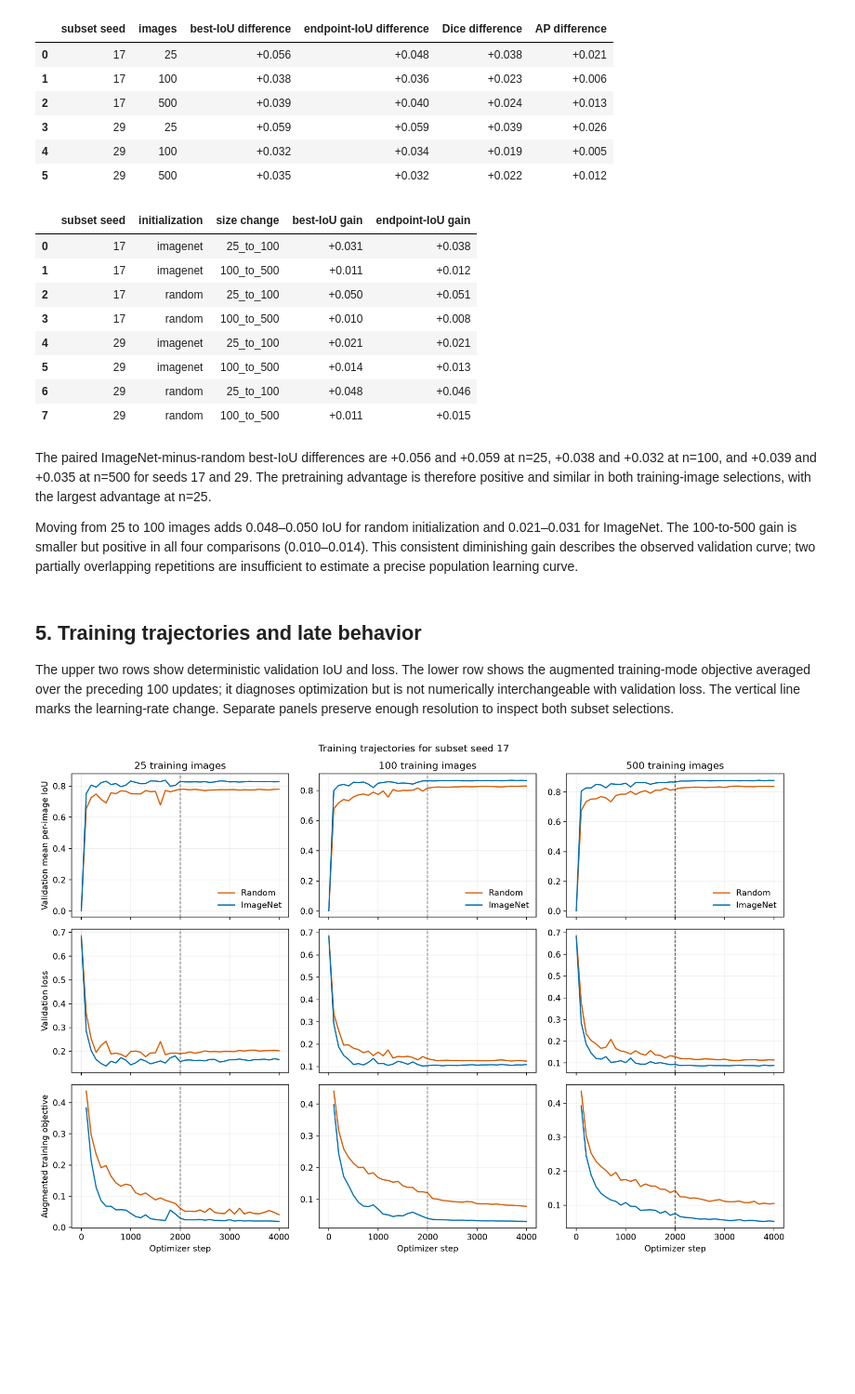
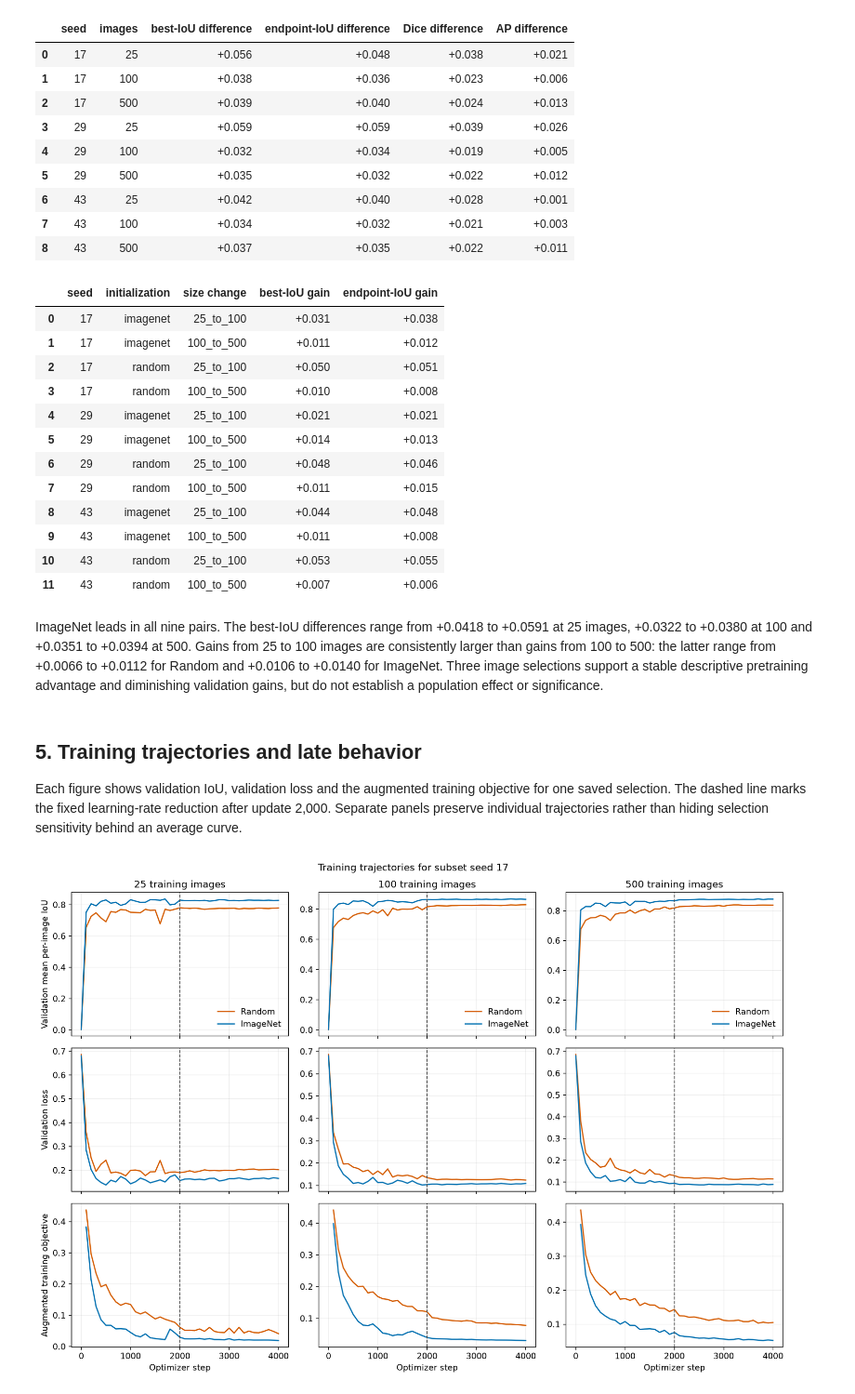
Before and after one commit to manuelmiddendorf/data-efficient-roof-segmentation, a Jupyter notebook: notebooks/04_data_efficiency.ipynb, the cells around one changed output. Shown at 93% size. Drawn from its saved outputs; the diff is of its cells as text; code cells hidden in the pictures; blank space fills up the shorter version.

```diff
--- a/notebooks/04_data_efficiency.ipynb
+++ b/notebooks/04_data_efficiency.ipynb
@@ -96,6 +126,6 @@ Positive paired differences mean that ImageNet initialization scores higher than
 # %%
 paired_columns = {
-    'subset_seed': 'subset seed', 'training_size': 'images',
+    'subset_seed': 'seed', 'training_size': 'images',
     'imagenet_minus_random_best_iou': 'best-IoU difference',
     'imagenet_minus_random_iou_step_4000': 'endpoint-IoU difference',
     'imagenet_minus_random_dice': 'Dice difference',
@@ -106,24 +136,27 @@ display(PAIRED[list(paired_columns)].rename(columns=paired_columns).style.format
     'Dice difference': '{:+.3f}', 'AP difference': '{:+.3f}',
 }))
 # %% [output]
-|  | subset seed | images | best-IoU difference | endpoint-IoU difference | Dice difference | AP difference |
+|  | seed | images | best-IoU difference | endpoint-IoU difference | Dice difference | AP difference |
 | 0 | 17 | 25 | +0.056 | +0.048 | +0.038 | +0.021 |
 | 1 | 17 | 100 | +0.038 | +0.036 | +0.023 | +0.006 |
 | 2 | 17 | 500 | +0.039 | +0.040 | +0.024 | +0.013 |
 | 3 | 29 | 25 | +0.059 | +0.059 | +0.039 | +0.026 |
 | 4 | 29 | 100 | +0.032 | +0.034 | +0.019 | +0.005 |
 | 5 | 29 | 500 | +0.035 | +0.032 | +0.022 | +0.012 |
+| 6 | 43 | 25 | +0.042 | +0.040 | +0.028 | +0.001 |
+| 7 | 43 | 100 | +0.034 | +0.032 | +0.021 | +0.003 |
+| 8 | 43 | 500 | +0.037 | +0.035 | +0.022 | +0.011 |
 # %%
 gain_columns = {
-    'subset_seed': 'subset seed', 'initialization': 'initialization',
+    'subset_seed': 'seed', 'initialization': 'initialization',
     'size_change': 'size change', 'best_iou_gain': 'best-IoU gain',
     'endpoint_iou_gain': 'endpoint-IoU gain',
 }
 display(GAINS[list(gain_columns)].rename(columns=gain_columns).style.format({
     'best-IoU gain': '{:+.3f}', 'endpoint-IoU gain': '{:+.3f}',
 }))
 # %% [output]
-|  | subset seed | initialization | size change | best-IoU gain | endpoint-IoU gain |
+|  | seed | initialization | size change | best-IoU gain | endpoint-IoU gain |
 | 0 | 17 | imagenet | 25_to_100 | +0.031 | +0.038 |
 | 1 | 17 | imagenet | 100_to_500 | +0.011 | +0.012 |
 | 2 | 17 | random | 25_to_100 | +0.050 | +0.051 |
@@ -132,14 +165,16 @@ display(GAINS[list(gain_columns)].rename(columns=gain_columns).style.format({
 | 5 | 29 | imagenet | 100_to_500 | +0.014 | +0.013 |
 | 6 | 29 | random | 25_to_100 | +0.048 | +0.046 |
 | 7 | 29 | random | 100_to_500 | +0.011 | +0.015 |
+| 8 | 43 | imagenet | 25_to_100 | +0.044 | +0.048 |
+| 9 | 43 | imagenet | 100_to_500 | +0.011 | +0.008 |
+| 10 | 43 | random | 25_to_100 | +0.053 | +0.055 |
+| 11 | 43 | random | 100_to_500 | +0.007 | +0.006 |
-# %% [markdown]
-The paired ImageNet-minus-random best-IoU differences are +0.056 and +0.059 at n=25, +0.038 and +0.032 at n=100, and +0.039 and +0.035 at n=500 for seeds 17 and 29. The pretraining advantage is therefore positive and similar in both training-image selections, with the largest advantage at n=25.
-
-Moving from 25 to 100 images adds 0.048–0.050 IoU for random initialization and 0.021–0.031 for ImageNet. The 100-to-500 gain is smaller but positive in all four comparisons (0.010–0.014). This consistent diminishing gain describes the observed validation curve; two partially overlapping repetitions are insufficient to estimate a precise population learning curve.
-# %% [markdown]
-## 5. Training trajectories and late behavior
-
-The upper two rows show deterministic validation IoU and loss. The lower row shows the augmented training-mode objective averaged over the preceding 100 updates; it diagnoses optimization but is not numerically interchangeable with validation loss. The vertical line marks the learning-rate change. Separate panels preserve enough resolution to inspect both subset selections.
+# %% [markdown]
+ImageNet leads in all nine pairs. The best-IoU differences range from +0.0418 to +0.0591 at 25 images, +0.0322 to +0.0380 at 100 and +0.0351 to +0.0394 at 500. Gains from 25 to 100 images are consistently larger than gains from 100 to 500: the latter range from +0.0066 to +0.0112 for Random and +0.0106 to +0.0140 for ImageNet. Three image selections support a stable descriptive pretraining advantage and diminishing validation gains, but do not establish a population effect or significance.
+# %% [markdown]
+## 5. Training trajectories and late behavior
+
+Each figure shows validation IoU, validation loss and the augmented training objective for one saved selection. The dashed line marks the fixed learning-rate reduction after update 2,000. Separate panels preserve individual trajectories rather than hiding selection sensitivity behind an average curve.
 # %%
 display(Image(filename=ROOT / 'reports/figures/data_efficiency_histories_seed17.png'))
 # %% [output]
```
Also changed, not shown: parts of 28 cells of this notebook, 25 other files.
